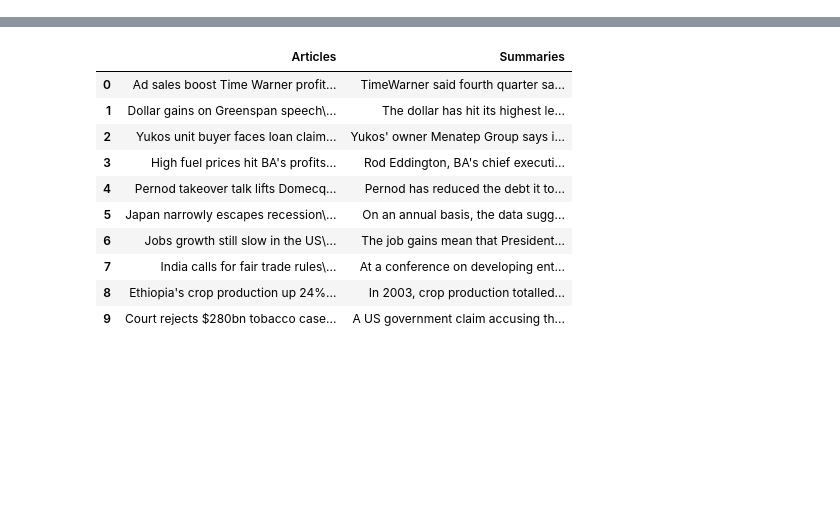
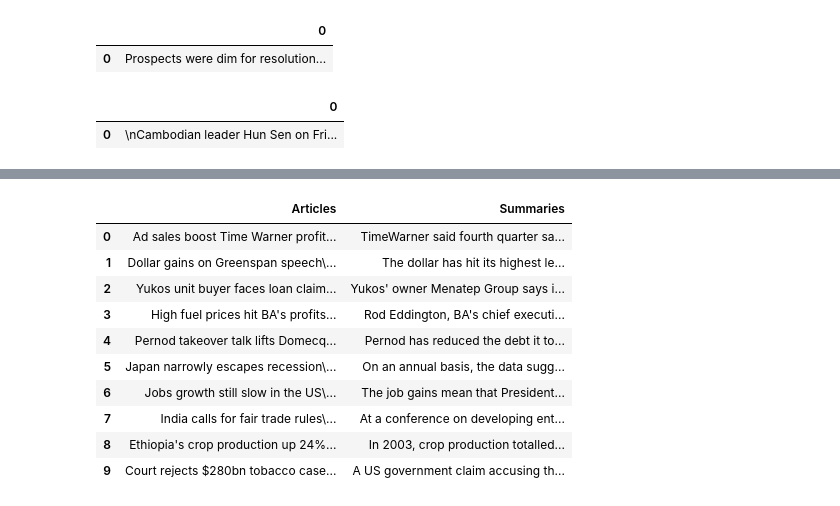
Before and after one commit to ZeyadMashhour/text_summarization, a Jupyter notebook: Testing.ipynb, the cells around one changed output, grey strips where cells are left out. Cells and saved outputs as stored; diff of their text form; code cells hidden in the pictures; blank space fills up the shorter version.

```diff
--- a/Testing.ipynb
+++ b/Testing.ipynb
@@ -2,0 +11,7 @@ from imported_libraries import *
+# %%
+original_text ="""Prospects were dim for resolution of the political crisis in Cambodia in October 1998.
+Prime Minister Hun Sen insisted that talks take place in Cambodia while opposition leaders Ranariddh and Sam Rainsy, fearing arrest at home, wanted them abroad.
+King Sihanouk declined to chair talks in either place.
+A U.S. House resolution criticized Hun Sen's regime while the opposition tried to cut off his access to loans.
+But in November the King announced a coalition government with Hun Sen heading the executive and Ranariddh leading the parliament.
+Left out, Sam Rainsy sought the King's assurance of Hun Sen's promise of safety and freedom for all politicians."""
@@ -2,0 +22,11 @@ from imported_libraries import *
+# %%
+original_df= pd.DataFrame([original_text])
+original_df
+# %% [output]
+|  | 0 |
+| 0 | Prospects were dim for resolution... |
+# %%
+dataframe
+# %% [output]
+|  | 0 |
+| 0 | \nCambodian leader Hun Sen on Fri... |
```
Also changed, not shown: parts of 22 cells of this notebook, 33 other files.
